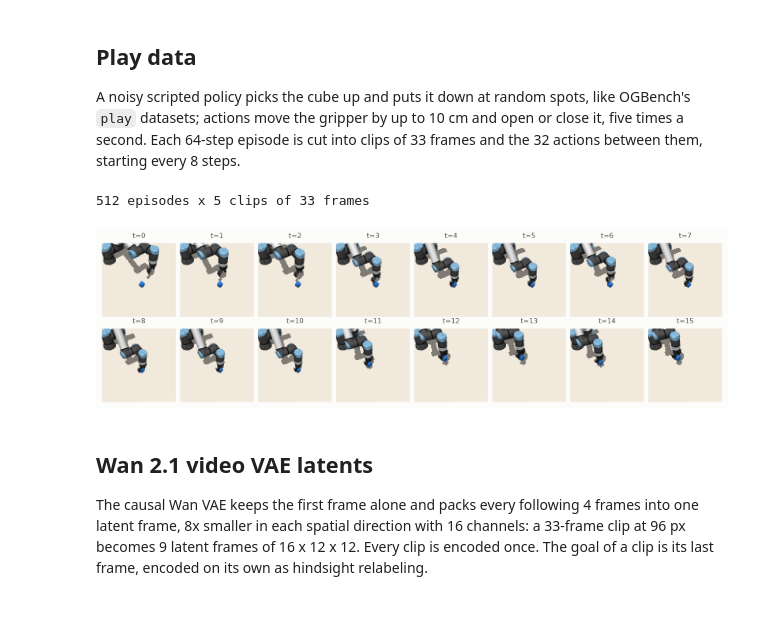
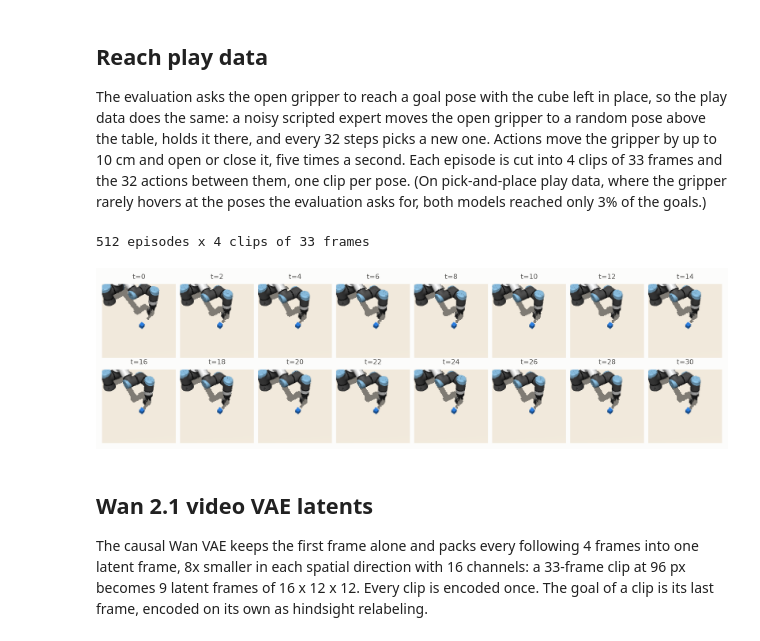
Before and after one commit to latent-horizon/pytorch-world, a Jupyter notebook: examples/action/dreamzero.ipynb, the cells around one changed output. Cells and saved outputs as stored; diff of their text form; code cells hidden in the pictures; blank space fills up the shorter version.

```diff
--- a/examples/action/dreamzero.ipynb
+++ b/examples/action/dreamzero.ipynb
@@ -28,18 +28,18 @@ from torch_world.planning import DreamZeroPolicy, LeWAMPlanner, WAMPlanner
 torch.manual_seed(0)
 device = "cuda" if torch.cuda.is_available() else "cpu"
 # %% [markdown]
-## Play data
-A noisy scripted policy picks the cube up and puts it down at random spots, like OGBench's `play` datasets; actions move the gripper by up to 10 cm and open or close it, five times a second. Each 64-step episode is cut into clips of 33 frames and the 32 actions between them, starting every 8 steps.
+## Reach play data
+The evaluation asks the open gripper to reach a goal pose with the cube left in place, so the play data does the same: a noisy scripted expert moves the open gripper to a random pose above the table, holds it there, and every 32 steps picks a new one. Actions move the gripper by up to 10 cm and open or close it, five times a second. Each episode is cut into 4 clips of 33 frames and the 32 actions between them, one clip per pose. (On pick-and-place play data, where the gripper rarely hovers at the poses the evaluation asks for, both models reached only 3% of the goals.)
 # %%
 ROBOT = dict(robot="ur10e", size=96, control_dt=0.2, max_step=0.1)
-FRAMES, ACTIONS, STRIDE = 33, 32, 8
-data = RobotCube(batch_size=512, **ROBOT).collect(FRAMES + 32, generator=torch.Generator().manual_seed(0))
-starts = range(0, data["actions"].size(1) - ACTIONS + 1, STRIDE)
+FRAMES, ACTIONS, POSES = 33, 32, 4  # a clip reaches one pose in 32 steps
+data = RobotCube(batch_size=512, task="reach", **ROBOT).collect(1 + POSES * ACTIONS, every=ACTIONS, generator=torch.Generator().manual_seed(0))
+starts = range(0, POSES * ACTIONS, ACTIONS)
 print(f"{len(data['pixels'])} episodes x {len(starts)} clips of {FRAMES} frames")
-plots.images(data["pixels"][2, :16], [f"t={t}" for t in range(16)], size=1.3)
+plots.images(data["pixels"][2, :32:2], [f"t={t}" for t in range(0, 32, 2)], size=1.3)
 # %% [output]
-512 episodes x 5 clips of 33 frames
+512 episodes x 4 clips of 33 frames
-[figure, old version]
+[figure, new version]
 # %% [markdown]
 ## Wan 2.1 video VAE latents
 The causal Wan VAE keeps the first frame alone and packs every following 4 frames into one latent frame, 8x smaller in each spatial direction with 16 channels: a 33-frame clip at 96 px becomes 9 latent frames of 16 x 12 x 12. Every clip is encoded once. The goal of a clip is its last frame, encoded on its own as hindsight relabeling.
```
Also changed, not shown: parts of 9 cells of this notebook, 3 other files.
